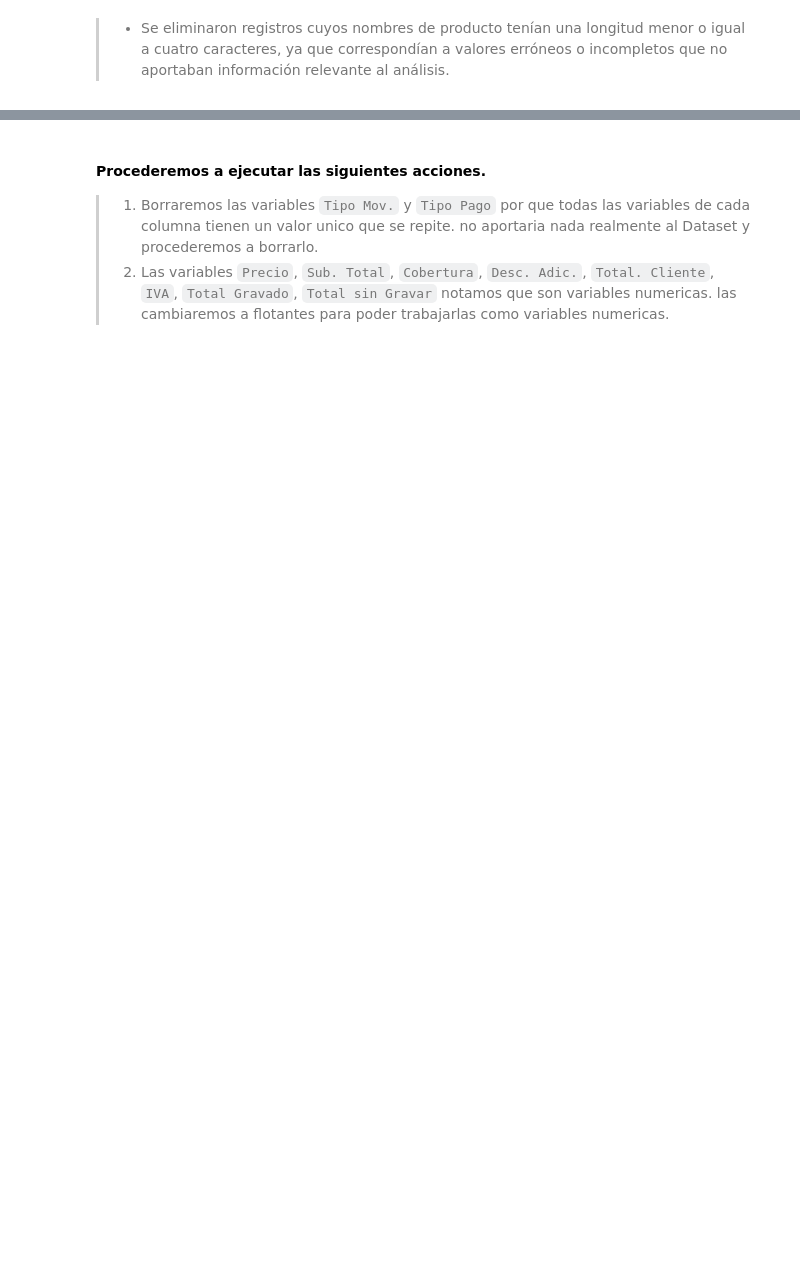
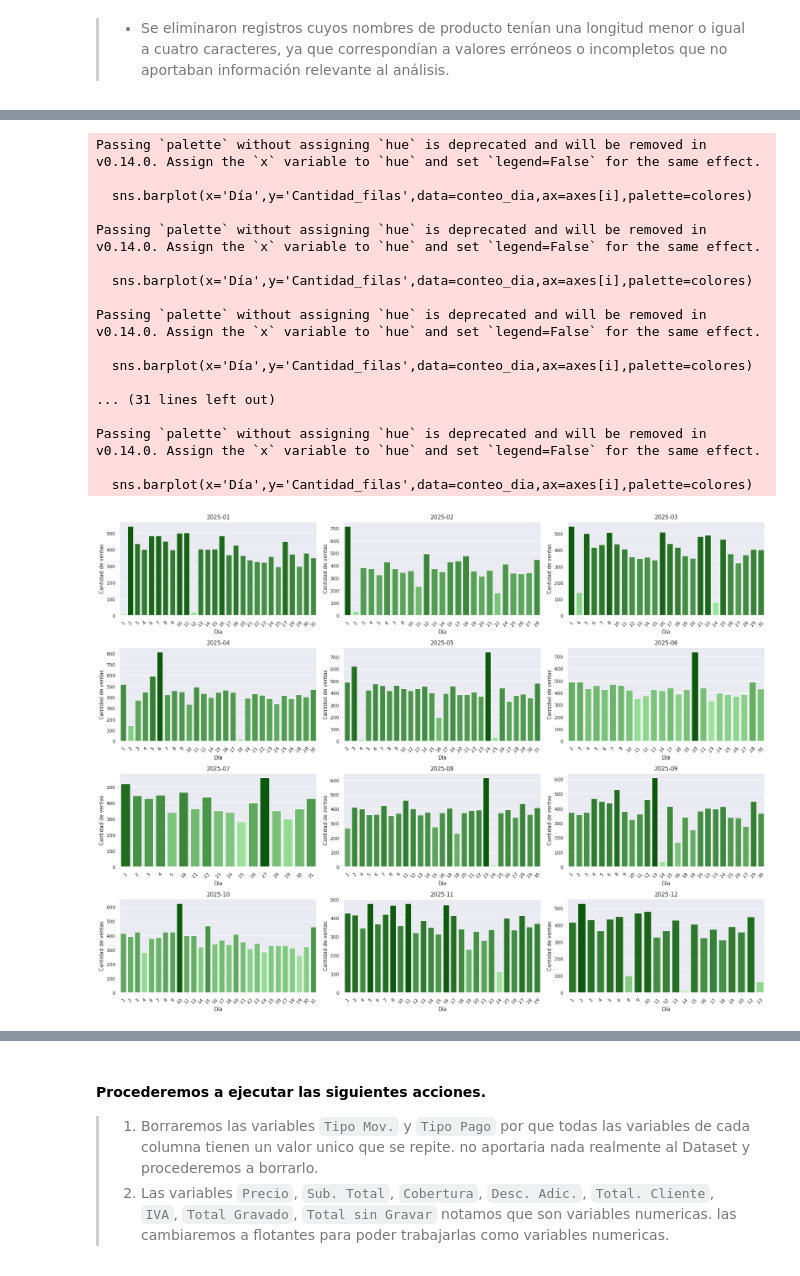
Before and after one commit to 4GeeksAcademy/sp-ml-20-final-project-g2, a Jupyter notebook: src/Final-project-Grupo2-InetaAnthonnyGuillermo.ipynb, the cells around one changed output, grey strips where cells are left out. Saved outputs shown, nothing was run; the diff lists cells and outputs as text; code cells hidden in the pictures; blank space fills up the shorter version.

```diff
--- a/src/Final-project-Grupo2-InetaAnthonnyGuillermo.ipynb
+++ b/src/Final-project-Grupo2-InetaAnthonnyGuillermo.ipynb
@@ -234,0 +415,44 @@ plt.show()
+# %%
+from matplotlib.colors import LinearSegmentedColormap, Normalize
+verde_degrade = LinearSegmentedColormap.from_list("verde_grad", ["lightgreen", "darkgreen"])
+meses = df['Mes'].sort_values().unique()
+num_meses = len(meses)
+
+fig, axes = plt.subplots(nrows=4, ncols=3, figsize=(20,15))
+axes = axes.flatten()
+
+for i, mes in enumerate(meses):
+    df_mes = df[df['Mes'] == mes]
+    conteo_dia = df_mes.groupby('Día').size().reset_index(name='Cantidad_filas')
+
+    norm = Normalize(vmin=conteo_dia['Cantidad_filas'].min(), vmax=conteo_dia['Cantidad_filas'].max())
+    colores = [verde_degrade(norm(val)) for val in conteo_dia['Cantidad_filas']]
+
+    sns.barplot(x='Día',y='Cantidad_filas',data=conteo_dia,ax=axes[i],palette=colores)
+
+    axes[i].set_title(f'{mes}', fontsize=12)
+    axes[i].set_xlabel('Día')
+    axes[i].set_ylabel('Cantidad de ventas')
+    axes[i].tick_params(axis='x', rotation=45)
+
+plt.tight_layout()
+plt.show()
+# %% [output]
+Passing `palette` without assigning `hue` is deprecated and will be removed in v0.14.0. Assign the `x` variable to `hue` and set `legend=False` for the same effect.
+
+  sns.barplot(x='Día',y='Cantidad_filas',data=conteo_dia,ax=axes[i],palette=colores)
+
+Passing `palette` without assigning `hue` is deprecated and will be removed in v0.14.0. Assign the `x` variable to `hue` and set `legend=False` for the same effect.
+
+  sns.barplot(x='Día',y='Cantidad_filas',data=conteo_dia,ax=axes[i],palette=colores)
+
+Passing `palette` without assigning `hue` is deprecated and will be removed in v0.14.0. Assign the `x` variable to `hue` and set `legend=False` for the same effect.
+
+  sns.barplot(x='Día',y='Cantidad_filas',data=conteo_dia,ax=axes[i],palette=colores)
+
+... (31 lines left out)
+
+Passing `palette` without assigning `hue` is deprecated and will be removed in v0.14.0. Assign the `x` variable to `hue` and set `legend=False` for the same effect.
+
+  sns.barplot(x='Día',y='Cantidad_filas',data=conteo_dia,ax=axes[i],palette=colores)
+[figure, added]
```
Also changed, not shown: parts of 85 cells of this notebook, 1 other file.
